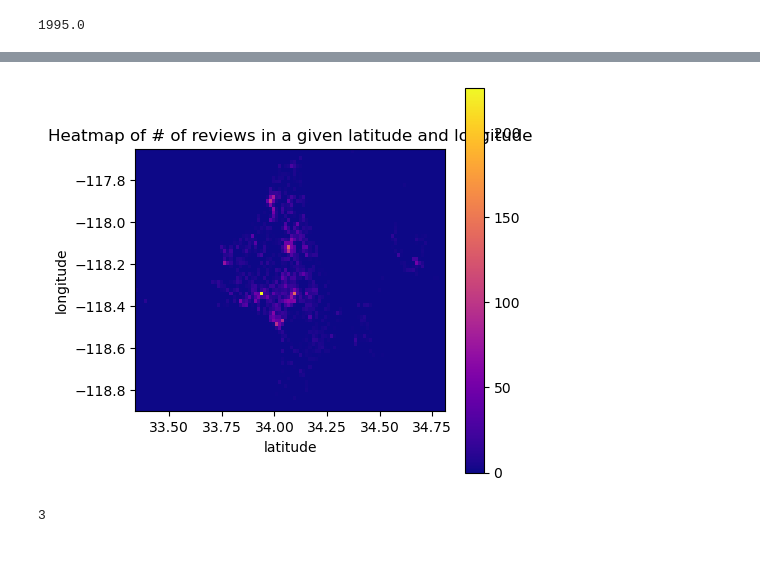
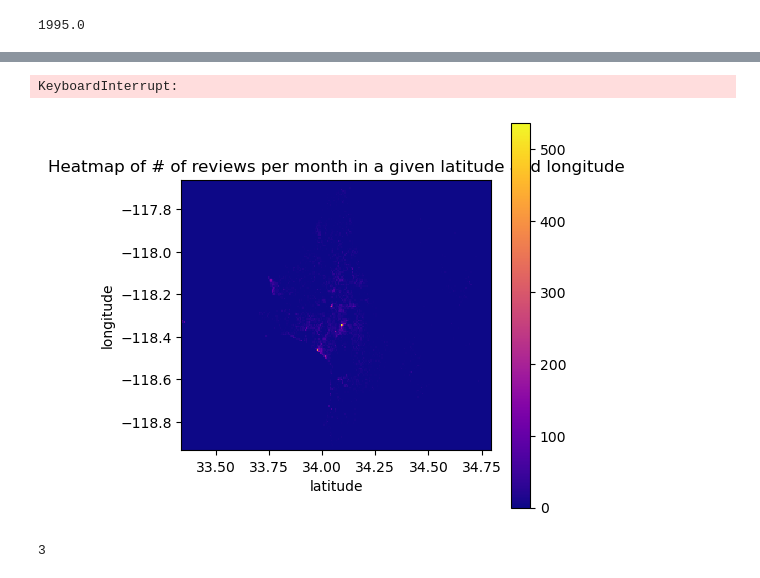
Before and after one commit to Shubhrika007/Erdos_Spring_2023, a Jupyter notebook: hotspot_exploration.ipynb, the cells around one changed output, grey strips where cells are left out. Drawn from its saved outputs; the diff is of its cells as text; code cells hidden in the pictures.

```diff
--- a/hotspot_exploration.ipynb
+++ b/hotspot_exploration.ipynb
@@ -154,12 +253,12 @@ Num of bins for longitude: 68
 # %%
 #you have to add 1 to the bins because the very 1st element in the list is exclusive
-lats_bins_represent = np.linspace(df_priv['latitude'].min(),df_priv['latitude'].max(),bins_lats+1)
-longs_bins_represent = np.linspace(df_priv['longitude'].min(),df_priv['longitude'].max(),bins_long+1)
+lats_bins_represent = np.linspace(df_hotel['latitude'].min(),df_hotel['latitude'].max(),bins_lats+1)
+longs_bins_represent = np.linspace(df_hotel['longitude'].min(),df_hotel['longitude'].max(),bins_long+1)
 
 # print(lats_bins_represent)
 # print(longs_bins_represent)
 # %%
-H, xedges, yedges = np.histogram2d(df_priv['latitude'],df_priv['longitude'], bins=(bins_lats,bins_long) )
+H, xedges, yedges = np.histogram2d(df_hotel['latitude'],df_hotel['longitude'], bins=(bins_lats,bins_long) )
 
 H = H.T
 
@@ -222,7 +349,7 @@ H.shape[1]
 num_of_reviews_in_bin = np.zeros(H.shape)
 for i in np.arange(0,H.shape[0],1):
     for j in np.arange(0,H.shape[1],1):
-        dummy_df = get_listings_in_bin(df_priv,j,i)
+        dummy_df = get_listings_in_bin(df_hotel,j,i)
         num_of_reviews_in_bin[i,j] = dummy_df['number_of_reviews'].sum()
 # %%
 fig = plt.figure(figsize=(5, 5))
@@ -241,25 +368,28 @@ plt.show()
 # %%
 min_max_scaled_reviews = num_of_reviews_in_bin/np.max(num_of_reviews_in_bin)
 # %%
+min_max_scaled_reviews = num_of_reviews_in_bin/np.max(num_of_reviews_in_bin)
 num_of_reviews_per_month_in_bin = np.zeros(H.shape)
 for i in np.arange(0,H.shape[0],1):
     for j in np.arange(0,H.shape[1],1):
-        dummy_df = get_listings_in_bin(df_priv,j,i)
+        dummy_df = get_listings_in_bin(df_hotel,j,i)
         num_of_reviews_per_month_in_bin[i,j] = dummy_df['reviews_per_month'].sum()
+# %% [output]
+KeyboardInterrupt:
 # %%
 fig = plt.figure(figsize=(5, 5))
-ax = fig.add_subplot(title='Heatmap of # of reviews in a given latitude and longitude',
+ax = fig.add_subplot(title='Heatmap of # of reviews per month in a given latitude and longitude',
         aspect='equal')
 
 X, Y = np.meshgrid(xedges, yedges)
 
 hist2d = ax.pcolormesh(X, Y, num_of_reviews_per_month_in_bin, cmap='plasma')
 ax.set_xlabel('latitude')
 ax.set_ylabel('longitude')
 plt.colorbar(hist2d,ax=ax)
 plt.show()
 # %% [output]
-[figure, old version]
+[figure, new version]
 # %%
 min_max_scaled_reviews_per_month = num_of_reviews_per_month_in_bin/np.max(num_of_reviews_per_month_in_bin)
 # %%
```
Also changed, not shown: parts of 45 cells of this notebook, 2 other files.
